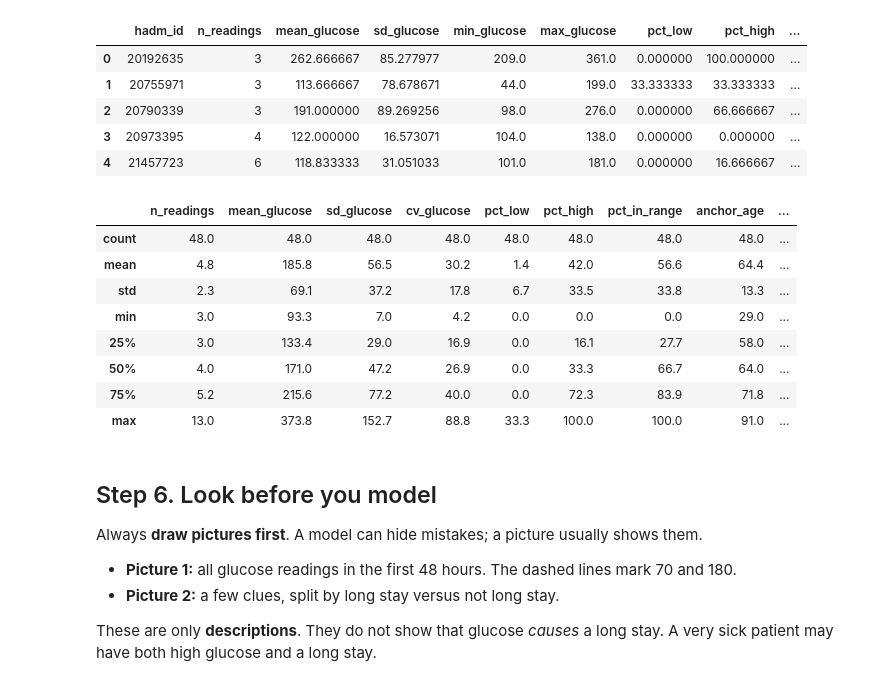
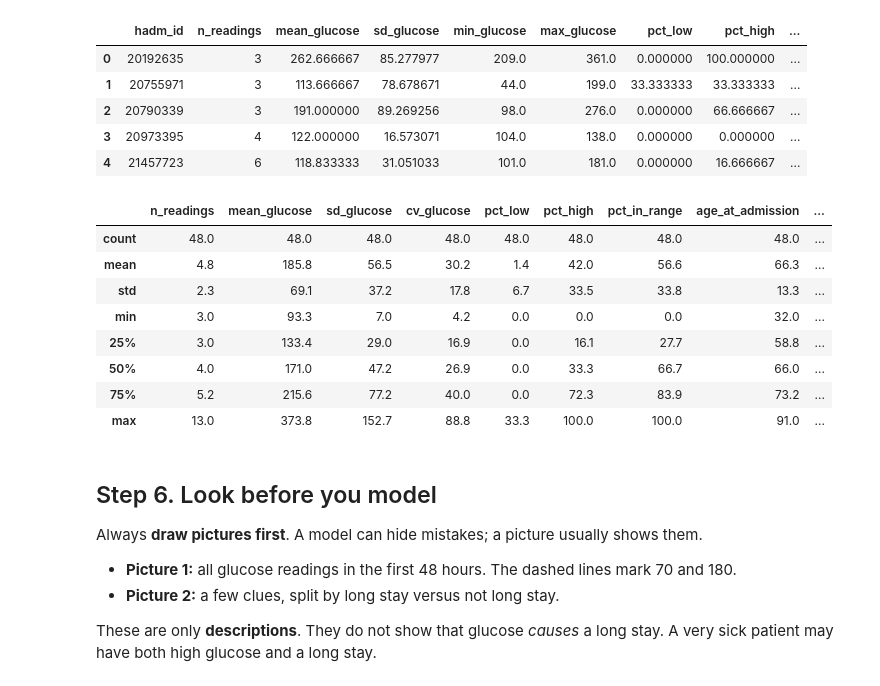
Before and after one commit to sharminkabir12/inpatient-glucometrics-mimic-iv-demo, a Jupyter notebook: inpatient_glucometrics_mimic_iv_demo.ipynb, the cells around one changed output. Drawn from its saved outputs; the diff is of its cells as text; code cells hidden in the pictures.

```diff
--- a/inpatient_glucometrics_mimic_iv_demo.ipynb
+++ b/inpatient_glucometrics_mimic_iv_demo.ipynb
@@ -308,7 +308,9 @@ for col in ["pct_low", "pct_high", "pct_in_range"]:
 
 # add patient id, stay length, age and sex
 features = features.merge(admissions[["hadm_id", "subject_id", "los_days"]], on="hadm_id", how="left")
-features = features.merge(patients[["subject_id", "gender", "anchor_age"]], on="subject_id", how="left")
+features = features.merge(patients[["subject_id", "gender", "anchor_age", "anchor_year"]], on="subject_id", how="left")
+features = features.merge(admissions[["hadm_id", "admittime"]], on="hadm_id", how="left")
+features["age_at_admission"] = features["anchor_age"] + (features["admittime"].dt.year - features["anchor_year"])
 features["is_female"] = (features["gender"] == "F").astype(int)
 
 # the answer we want to guess
@@ -332,17 +334,17 @@ Long stays (1): 27 | Not long (0): 21
 | 4 | 21457723 | 6 | 118.833333 | 31.051033 | 101.0 | 181.0 | 0.000000 | 16.666667 | ... |
 # %%
 summary_cols = ["n_readings", "mean_glucose", "sd_glucose", "cv_glucose",
-                "pct_low", "pct_high", "pct_in_range", "anchor_age", "los_days"]
+                "pct_low", "pct_high", "pct_in_range", "age_at_admission", "los_days"]
 cohort[summary_cols].describe().round(1)
 # %% [output]
-|  | n_readings | mean_glucose | sd_glucose | cv_glucose | pct_low | pct_high | pct_in_range | anchor_age | ... |
+|  | n_readings | mean_glucose | sd_glucose | cv_glucose | pct_low | pct_high | pct_in_range | age_at_admission | ... |
 | count | 48.0 | 48.0 | 48.0 | 48.0 | 48.0 | 48.0 | 48.0 | 48.0 | ... |
-| mean | 4.8 | 185.8 | 56.5 | 30.2 | 1.4 | 42.0 | 56.6 | 64.4 | ... |
+| mean | 4.8 | 185.8 | 56.5 | 30.2 | 1.4 | 42.0 | 56.6 | 66.3 | ... |
 | std | 2.3 | 69.1 | 37.2 | 17.8 | 6.7 | 33.5 | 33.8 | 13.3 | ... |
-| min | 3.0 | 93.3 | 7.0 | 4.2 | 0.0 | 0.0 | 0.0 | 29.0 | ... |
-| 25% | 3.0 | 133.4 | 29.0 | 16.9 | 0.0 | 16.1 | 27.7 | 58.0 | ... |
-| 50% | 4.0 | 171.0 | 47.2 | 26.9 | 0.0 | 33.3 | 66.7 | 64.0 | ... |
-| 75% | 5.2 | 215.6 | 77.2 | 40.0 | 0.0 | 72.3 | 83.9 | 71.8 | ... |
+| min | 3.0 | 93.3 | 7.0 | 4.2 | 0.0 | 0.0 | 0.0 | 32.0 | ... |
+| 25% | 3.0 | 133.4 | 29.0 | 16.9 | 0.0 | 16.1 | 27.7 | 58.8 | ... |
+| 50% | 4.0 | 171.0 | 47.2 | 26.9 | 0.0 | 33.3 | 66.7 | 66.0 | ... |
+| 75% | 5.2 | 215.6 | 77.2 | 40.0 | 0.0 | 72.3 | 83.9 | 73.2 | ... |
 | max | 13.0 | 373.8 | 152.7 | 88.8 | 33.3 | 100.0 | 100.0 | 91.0 | ... |
 # %% [markdown]
 ## Step 6. Look before you model
```
Also changed, not shown: parts of 4 cells of this notebook.
